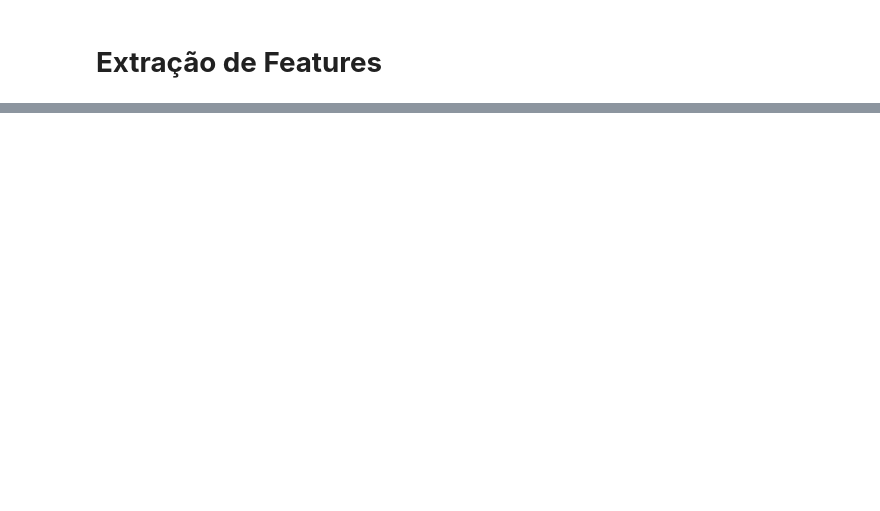
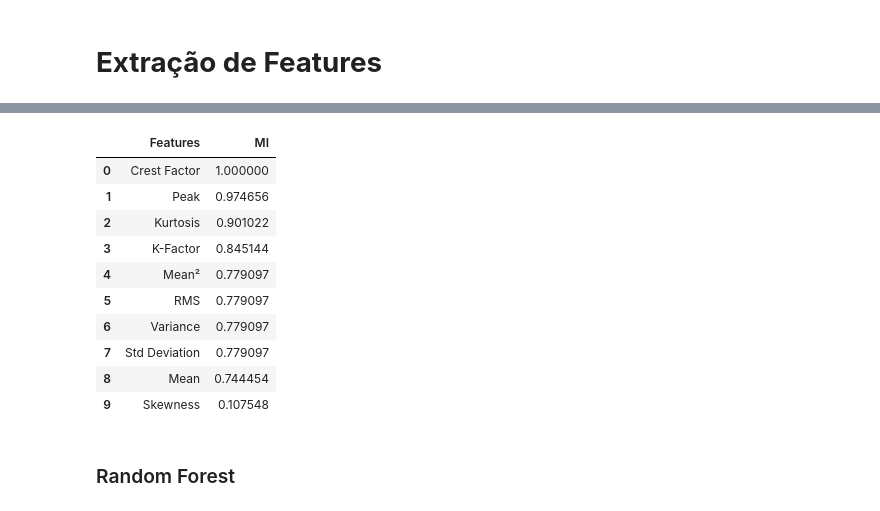
Before and after one commit to OtavioCarvalho1/Time_Series, a Jupyter notebook: SHM_ML_Versão_1.ipynb, the cells around one changed output, grey strips where cells are left out. Saved outputs shown, nothing was run; the diff lists cells and outputs as text; code cells hidden in the pictures; blank space fills up the shorter version.

```diff
--- a/SHM_ML_Versão_1.ipynb
+++ b/SHM_ML_Versão_1.ipynb
@@ -408,0 +462,24 @@ sns.countplot(y)
+# %%
+MI = mutual_info_classif(X.values, y.values.reshape(y.shape[0]))
+# %%
+FeaturesMI = pd.DataFrame(data=list(zip(feature_names, MI)), columns=['Features', 'MI'])
+
+FeaturesMI = FeaturesMI.sort_values(by=['MI'], ascending=False).reset_index(drop=True)
+
+FeaturesMI['MI'] = FeaturesMI['MI']/FeaturesMI['MI'].max()
+
+FeaturesMI
+# %% [output]
+|  | Features | MI |
+| 0 | Crest Factor | 1.000000 |
+| 1 | Peak | 0.974656 |
+| 2 | Kurtosis | 0.901022 |
+| 3 | K-Factor | 0.845144 |
+| 4 | Mean² | 0.779097 |
+| 5 | RMS | 0.779097 |
+| 6 | Variance | 0.779097 |
+| 7 | Std Deviation | 0.779097 |
+| 8 | Mean | 0.744454 |
+| 9 | Skewness | 0.107548 |
+# %% [markdown]
+### Random Forest
```
Also changed, not shown: parts of 26 cells of this notebook.
